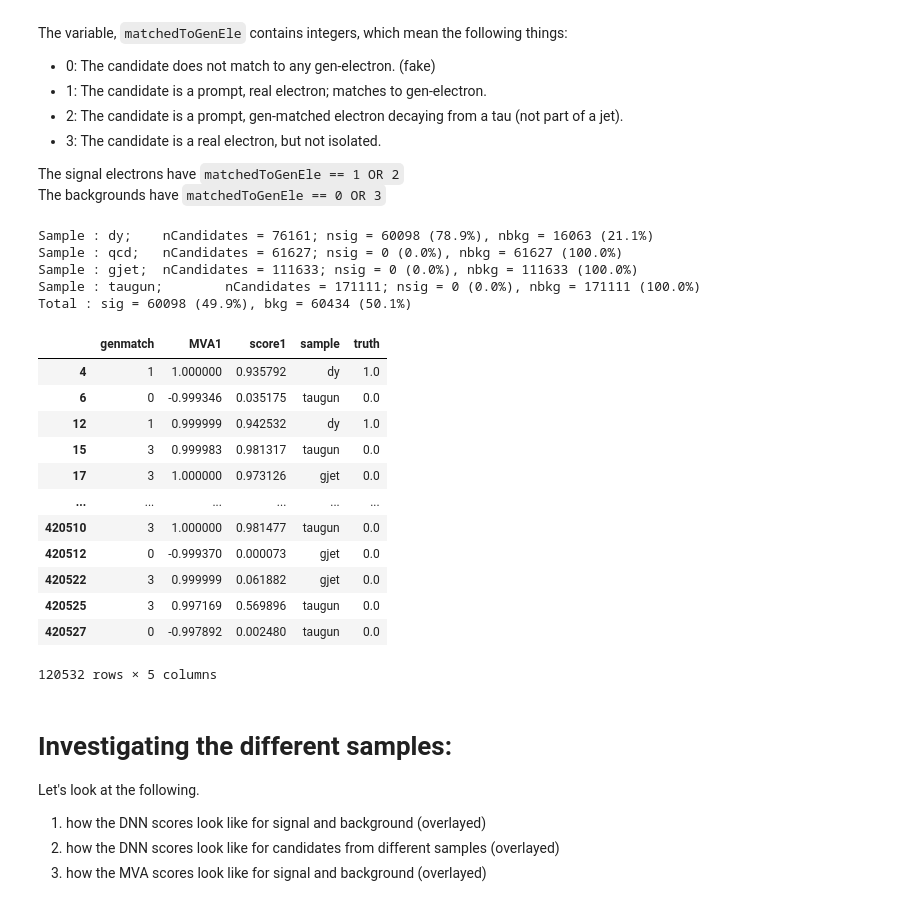
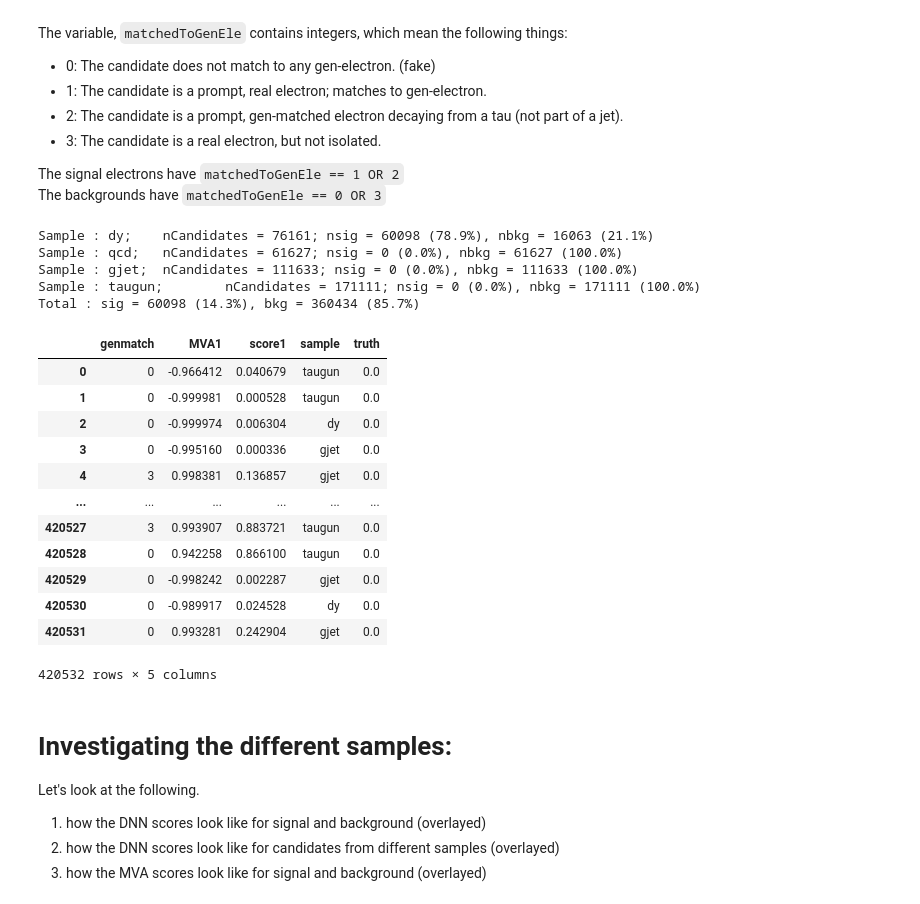
Before and after one commit to phazarik/Electron-DNN-ID-study, a Jupyter notebook: dnn_id_general.ipynb, the cells around one changed output. Cells and saved outputs as stored; diff of their text form; code cells hidden in the pictures.

```diff
--- a/dnn_id_general.ipynb
+++ b/dnn_id_general.ipynb
@@ -47,6 +47,8 @@ campaign = 'Run3Summer22'
 indir = 'inputs/'+campaign
 outdir = 'plots/'+campaign
 os.makedirs(outdir, exist_ok=True)
+
+balanceSigBkg = False #This randomly drops rows to balance nsig and nbkg
 
 ########################
 #LISTS AND DICTIONARIES
@@ -151,55 +153,60 @@ for score, name in  rename.items():
 #################################
 sig_flag = (df['genmatch'] == 1) | (df['genmatch'] == 2)
 bkg_flag = (df['genmatch'] == 0) | (df['genmatch'] == 3)
 
 df.loc[sig_flag, 'truth'] = 1
 df.loc[bkg_flag, 'truth'] = 0
 
 #Randomizing rows:
 df = df.sample(frac=1) #randomizing rows
 df.reset_index(inplace=True, drop=True)
 
+if balanceSigBkg == True:
+    #randomly dropping backgrounds:
+    ndelete = 300000
+    if df[df['truth'] == 0].shape[0] > ndelete :
+        indices = df[df['truth'] == 0].sample(n=ndelete, random_state=42).index
+        df = df.drop(indices)
+    #dropping indices again, after removing rows randomly.
+    df.reset_index(inplace=True, drop=True)
+
+nsig = df[df['truth']==1].shape[0]
+nbkg = df[df['truth']==0].shape[0]
+
+###############
 #Printing info:
+###############
 txtfilepath = f'plots/{campaign}/statistics.txt'
 if os.path.exists(txtfilepath): os.remove(txtfilepath)
 txtfile = open(txtfilepath, 'a')
 for name, val in sampledict.items():
     print_info(df, name, txtfile)
-
-#randomly dropping backgrounds:
-ndelete = 300000
-if df[df['truth'] == 0].shape[0] > ndelete :
-    indices = df[df['truth'] == 0].sample(n=ndelete, random_state=42).index
-    df = df.drop(indices)
-
-nsig = df[df['truth']==1].shape[0]
-nbkg = df[df['truth']==0].shape[0]
 
 stats = f'Total : sig = {nsig} ({nsig*100/df.shape[0]:.1f}%), bkg = {nbkg} ({nbkg*100/df.shape[0]:.1f}%)'
 print(stats)
 txtfile.write(stats)
 txtfile.close()
 
 df[['genmatch', 'MVA1', 'score1', 'sample', 'truth']]
 # %% [output]
 Sample : dy;    nCandidates = 76161; nsig = 60098 (78.9%), nbkg = 16063 (21.1%)
 Sample : qcd;   nCandidates = 61627; nsig = 0 (0.0%), nbkg = 61627 (100.0%)
 Sample : gjet;  nCandidates = 111633; nsig = 0 (0.0%), nbkg = 111633 (100.0%)
 Sample : taugun;        nCandidates = 171111; nsig = 0 (0.0%), nbkg = 171111 (100.0%)
-Total : sig = 60098 (49.9%), bkg = 60434 (50.1%)
+Total : sig = 60098 (14.3%), bkg = 360434 (85.7%)
 |  | genmatch | MVA1 | score1 | sample | truth |
-| 4 | 1 | 1.000000 | 0.935792 | dy | 1.0 |
-| 6 | 0 | -0.999346 | 0.035175 | taugun | 0.0 |
-| 12 | 1 | 0.999999 | 0.942532 | dy | 1.0 |
-| 15 | 3 | 0.999983 | 0.981317 | taugun | 0.0 |
-| 17 | 3 | 1.000000 | 0.973126 | gjet | 0.0 |
+| 0 | 0 | -0.966412 | 0.040679 | taugun | 0.0 |
+| 1 | 0 | -0.999981 | 0.000528 | taugun | 0.0 |
+| 2 | 0 | -0.999974 | 0.006304 | dy | 0.0 |
+| 3 | 0 | -0.995160 | 0.000336 | gjet | 0.0 |
+| 4 | 3 | 0.998381 | 0.136857 | gjet | 0.0 |
 | ... | ... | ... | ... | ... | ... |
-| 420510 | 3 | 1.000000 | 0.981477 | taugun | 0.0 |
-| 420512 | 0 | -0.999370 | 0.000073 | gjet | 0.0 |
-| 420522 | 3 | 0.999999 | 0.061882 | gjet | 0.0 |
-| 420525 | 3 | 0.997169 | 0.569896 | taugun | 0.0 |
-| 420527 | 0 | -0.997892 | 0.002480 | taugun | 0.0 |
+| 420527 | 3 | 0.993907 | 0.883721 | taugun | 0.0 |
+| 420528 | 0 | 0.942258 | 0.866100 | taugun | 0.0 |
+| 420529 | 0 | -0.998242 | 0.002287 | gjet | 0.0 |
+| 420530 | 0 | -0.989917 | 0.024528 | dy | 0.0 |
+| 420531 | 0 | 0.993281 | 0.242904 | gjet | 0.0 |
-120532 rows × 5 columns
+420532 rows × 5 columns
 # %% [markdown]
 # Investigating the different samples:
 
```
Also changed, not shown: parts of 5 cells of this notebook, 4 other files.
